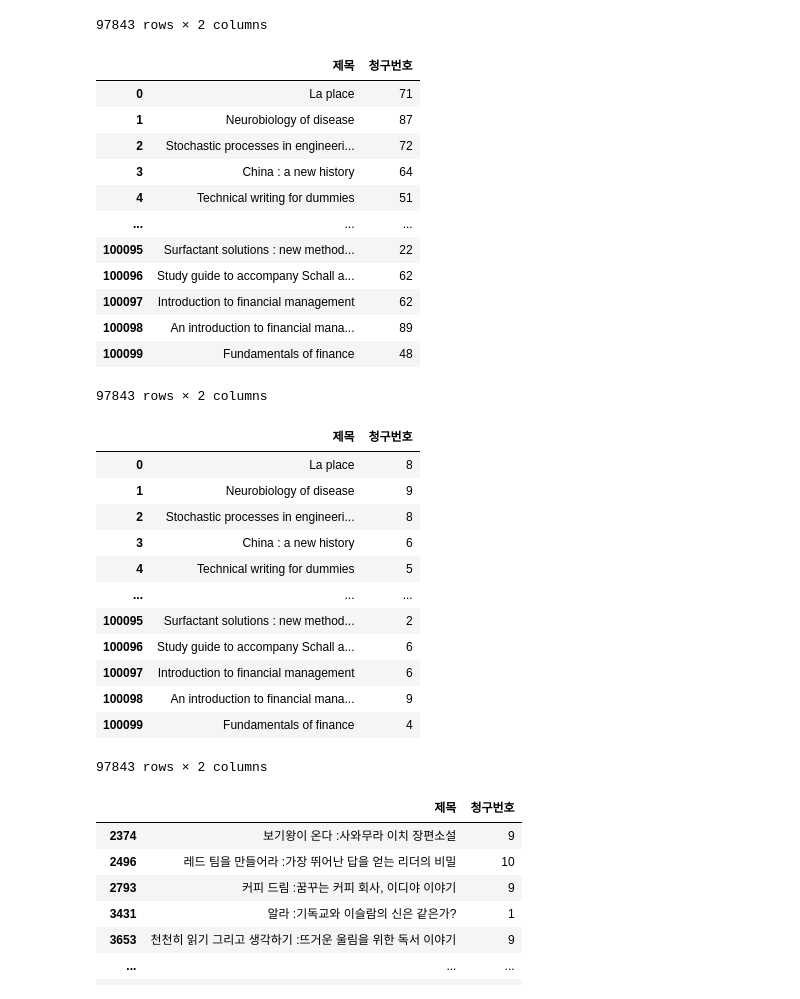
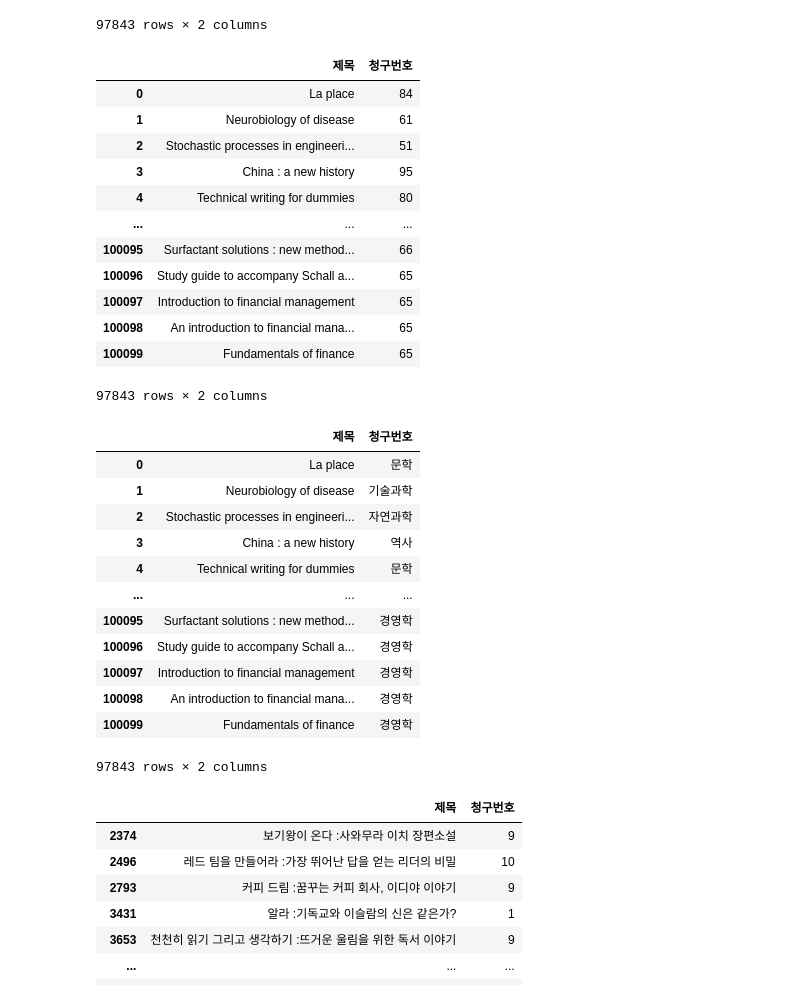
Before and after one commit to diqnfl777/2022F-Ajou-ML-TEAM3, a Jupyter notebook: LibraryModel.ipynb, the cells around one changed output. Drawn from its saved outputs; the diff is of its cells as text; code cells hidden in the pictures.

```diff
--- a/LibraryModel.ipynb
+++ b/LibraryModel.ipynb
@@ -139,21 +130,21 @@ data
 # %%
 import re
 result = re.search('\s[0-9]{2}',data['청구번호'][0])
-data['청구번호'] = data['청구번호'].replace({r'\[.*(\d{2}).*' : r'\1'}, regex=True)
+data['청구번호'] = data['청구번호'].replace({r'\[ (. )?(\d{2})\d.*' : r'\2'}, regex=True)
 data #REGEX 로 가공!
 # %% [output]
 |  | 제목 | 청구번호 |
-| 0 | La place | 71 |
-| 1 | Neurobiology of disease | 87 |
-| 2 | Stochastic processes in engineeri... | 72 |
-| 3 | China : a new history | 64 |
-| 4 | Technical writing for dummies | 51 |
+| 0 | La place | 84 |
+| 1 | Neurobiology of disease | 61 |
+| 2 | Stochastic processes in engineeri... | 51 |
+| 3 | China : a new history | 95 |
+| 4 | Technical writing for dummies | 80 |
 | ... | ... | ... |
-| 100095 | Surfactant solutions : new method... | 22 |
-| 100096 | Study guide to accompany Schall a... | 62 |
-| 100097 | Introduction to financial management | 62 |
-| 100098 | An introduction to financial mana... | 89 |
-| 100099 | Fundamentals of finance | 48 |
+| 100095 | Surfactant solutions : new method... | 66 |
+| 100096 | Study guide to accompany Schall a... | 65 |
+| 100097 | Introduction to financial management | 65 |
+| 100098 | An introduction to financial mana... | 65 |
+| 100099 | Fundamentals of finance | 65 |
 97843 rows × 2 columns
 # %%
 data['청구번호'] = pd.to_numeric(data['청구번호'])
@@ -172,20 +176,21 @@ data.loc[(data['청구번호'] <  100), ['청구번호']] = 1010
 data['청구번호'] = data['청구번호']%1000
 data['청구번호'] = data['청구번호'].astype(int)
 data['청구번호'] = data['청구번호'].apply(str)
+data['청구번호'] = data['청구번호'].replace(labels)
 data
 # %% [output]
 |  | 제목 | 청구번호 |
-| 0 | La place | 8 |
-| 1 | Neurobiology of disease | 9 |
-| 2 | Stochastic processes in engineeri... | 8 |
-| 3 | China : a new history | 6 |
-| 4 | Technical writing for dummies | 5 |
+| 0 | La place | 문학 |
+| 1 | Neurobiology of disease | 기술과학 |
+| 2 | Stochastic processes in engineeri... | 자연과학 |
+| 3 | China : a new history | 역사 |
+| 4 | Technical writing for dummies | 문학 |
 | ... | ... | ... |
-| 100095 | Surfactant solutions : new method... | 2 |
-| 100096 | Study guide to accompany Schall a... | 6 |
-| 100097 | Introduction to financial management | 6 |
-| 100098 | An introduction to financial mana... | 9 |
-| 100099 | Fundamentals of finance | 4 |
+| 100095 | Surfactant solutions : new method... | 경영학 |
+| 100096 | Study guide to accompany Schall a... | 경영학 |
+| 100097 | Introduction to financial management | 경영학 |
+| 100098 | An introduction to financial mana... | 경영학 |
+| 100099 | Fundamentals of finance | 경영학 |
 97843 rows × 2 columns
 # %%
 #input_string = "Peace-building and development in Guatemala and Northern Ireland"
```
Also changed, not shown: parts of 5 cells of this notebook.
